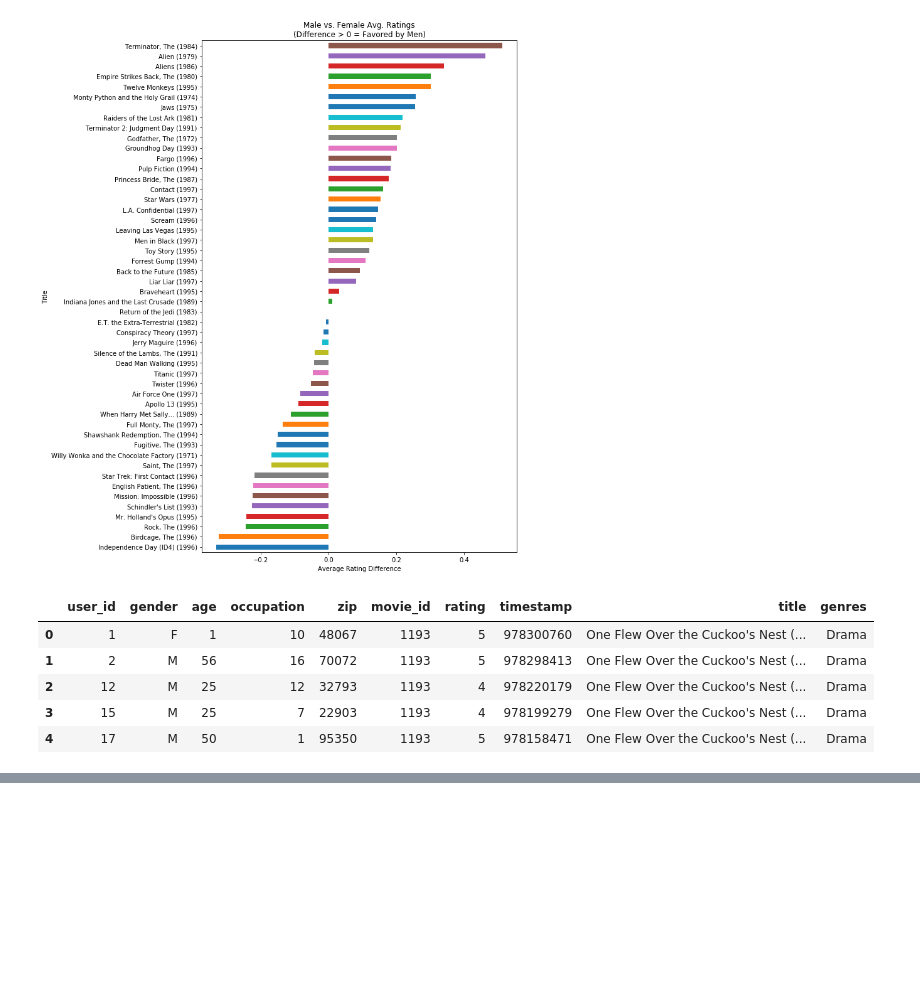
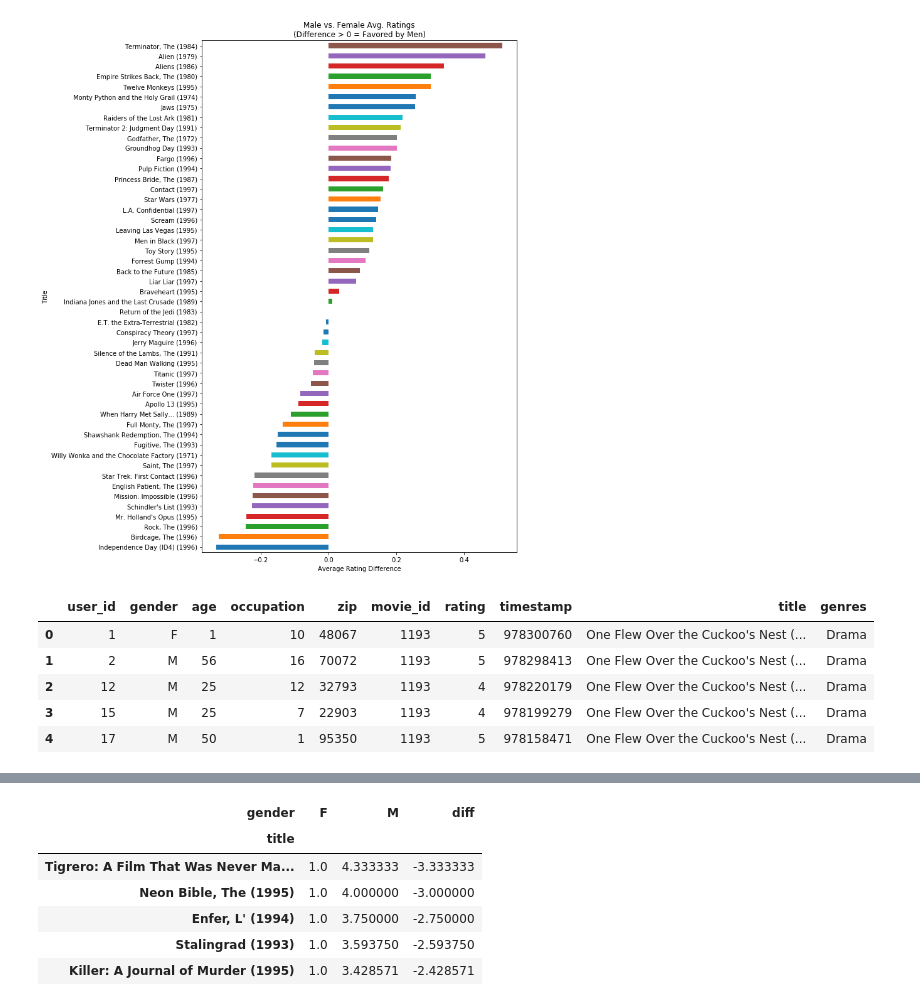
Before and after one commit to smartpigling/IndAnas, a Jupyter notebook: Analyzer/lens_movie_analysis.ipynb, the cells around one changed output, grey strips where cells are left out. Drawn from its saved outputs; the diff is of its cells as text; code cells hidden in the pictures; blank space fills up the shorter version.

```diff
--- a/Analyzer/lens_movie_analysis.ipynb
+++ b/Analyzer/lens_movie_analysis.ipynb
@@ -199,0 +201,10 @@ data.head()
+# %%
+mean_ratings_by_gender.sort_values(by='diff', ascending=True).head()
+# %% [output]
+| gender | F | M | diff |
+| title |  |  |  |
+| Tigrero: A Film That Was Never Ma... | 1.0 | 4.333333 | -3.333333 |
+| Neon Bible, The (1995) | 1.0 | 4.000000 | -3.000000 |
+| Enfer, L' (1994) | 1.0 | 3.750000 | -2.750000 |
+| Stalingrad (1993) | 1.0 | 3.593750 | -2.593750 |
+| Killer: A Journal of Murder (1995) | 1.0 | 3.428571 | -2.428571 |
```
Also changed, not shown: parts of 11 cells of this notebook, 1 other file.
